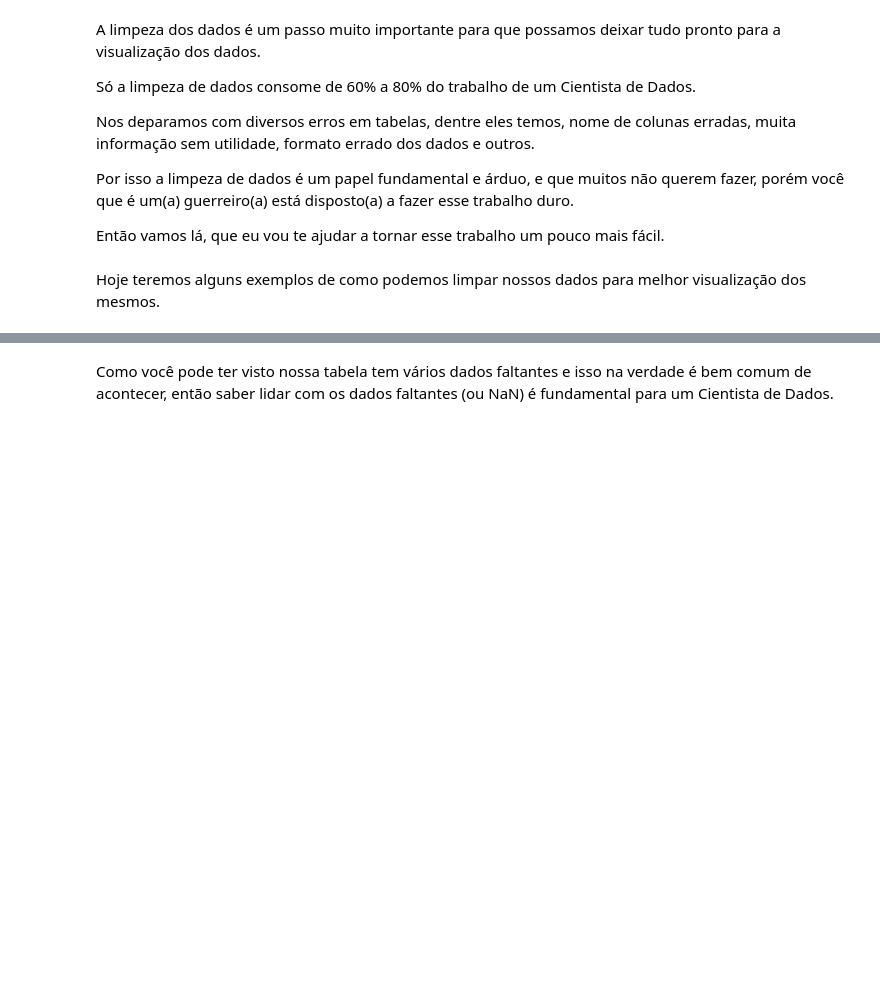
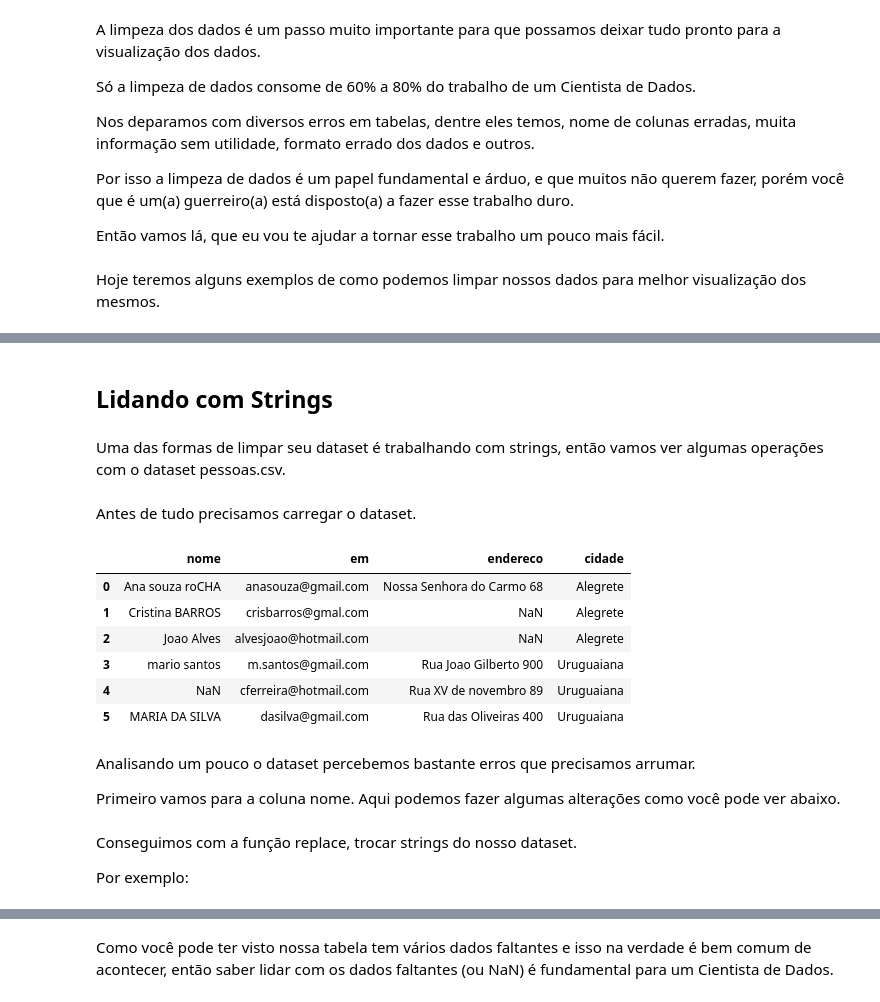
Before and after one commit to heitorhenriques/MiniCurso, a Jupyter notebook: Aula 3/Limpeza_de_Dados_Minicurso.ipynb, the cells around one changed output, grey strips where cells are left out. Drawn from its saved outputs; the diff is of its cells as text; code cells hidden in the pictures; blank space fills up the shorter version.

```diff
--- a/Aula 3/Limpeza_de_Dados_Minicurso.ipynb
+++ b/Aula 3/Limpeza_de_Dados_Minicurso.ipynb
@@ -25,0 +94,23 @@ import numpy as np
+# %% [markdown]
+## Lidando com Strings
+# %% [markdown]
+Uma das formas de limpar seu dataset é trabalhando com strings, então vamos ver algumas operações com o dataset pessoas.csv.
+# %% [markdown]
+Antes de tudo precisamos carregar o dataset.
+# %%
+import pandas as pd
+
+df = pd.read_csv('pessoas.csv')
+df
+# %% [output]
+|  | nome | em | endereco | cidade |
+| 0 | Ana souza roCHA | anasouza@gmail.com | Nossa Senhora do Carmo 68 | Alegrete |
+| 1 | Cristina BARROS | crisbarros@gmal.com | NaN | Alegrete |
+| 2 | Joao Alves | alvesjoao@hotmail.com | NaN | Alegrete |
+| 3 | mario santos | m.santos@gmail.com | Rua Joao Gilberto 900 | Uruguaiana |
+| 4 | NaN | cferreira@hotmail.com | Rua XV de novembro 89 | Uruguaiana |
+| 5 | MARIA DA SILVA | dasilva@gmail.com | Rua das Oliveiras 400 | Uruguaiana |
+# %% [markdown]
+Analisando um pouco o dataset percebemos bastante erros que precisamos arrumar.
+
+Primeiro vamos para a coluna nome. Aqui podemos fazer algumas alterações como você pode ver abaixo.
@@ -25,0 +129,4 @@ import numpy as np
+# %% [markdown]
+Conseguimos com a função replace, trocar strings do nosso dataset.
+
+Por exemplo:
```
Also changed, not shown: parts of 66 cells of this notebook, 5 other files.
